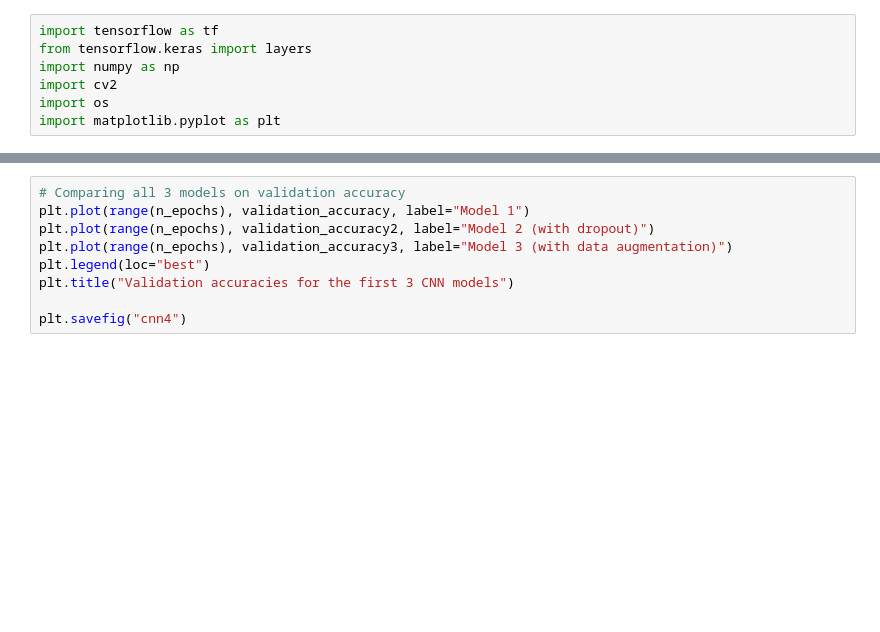
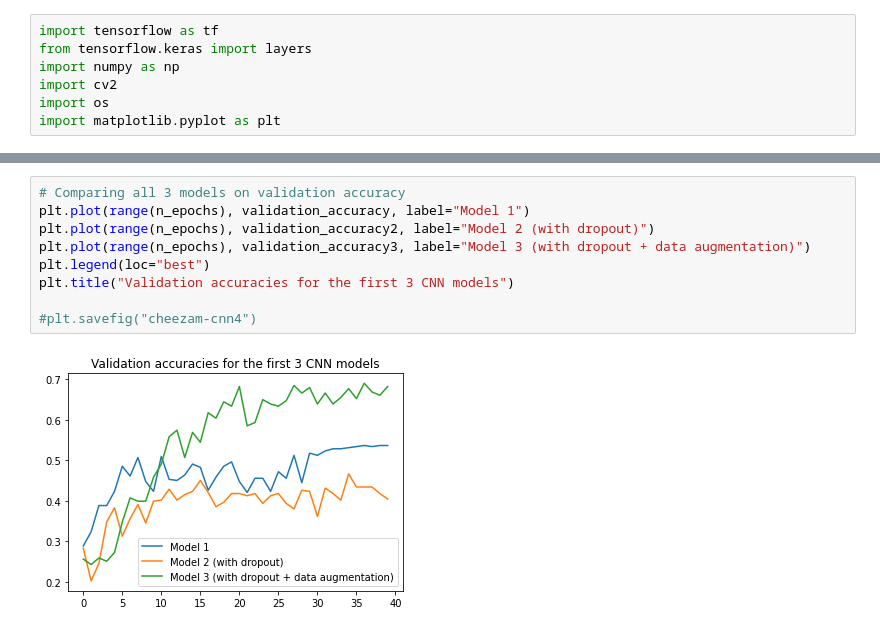
Before and after one commit to niwya/cheezam, a Jupyter notebook: cheese_classifier.ipynb, the cells around one changed output, grey strips where cells are left out. Cells and saved outputs as stored; diff of their text form; blank space fills up the shorter version.

```diff
--- a/cheese_classifier.ipynb
+++ b/cheese_classifier.ipynb
@@ -262,12 +261,14 @@ plt.title("Training and validation losses")
 # %%
 # Comparing all 3 models on validation accuracy
 plt.plot(range(n_epochs), validation_accuracy, label="Model 1")
 plt.plot(range(n_epochs), validation_accuracy2, label="Model 2 (with dropout)")
-plt.plot(range(n_epochs), validation_accuracy3, label="Model 3 (with data augmentation)")
+plt.plot(range(n_epochs), validation_accuracy3, label="Model 3 (with dropout + data augmentation)")
 plt.legend(loc="best")
 plt.title("Validation accuracies for the first 3 CNN models")
 
-plt.savefig("cnn4")
+#plt.savefig("cheezam-cnn4")
+# %% [output]
+[figure, added]
 # %%
 # Testing another architecture - VGG 16
 n_epochs_VGG = 40
```
Also changed, not shown: parts of 12 cells of this notebook.
